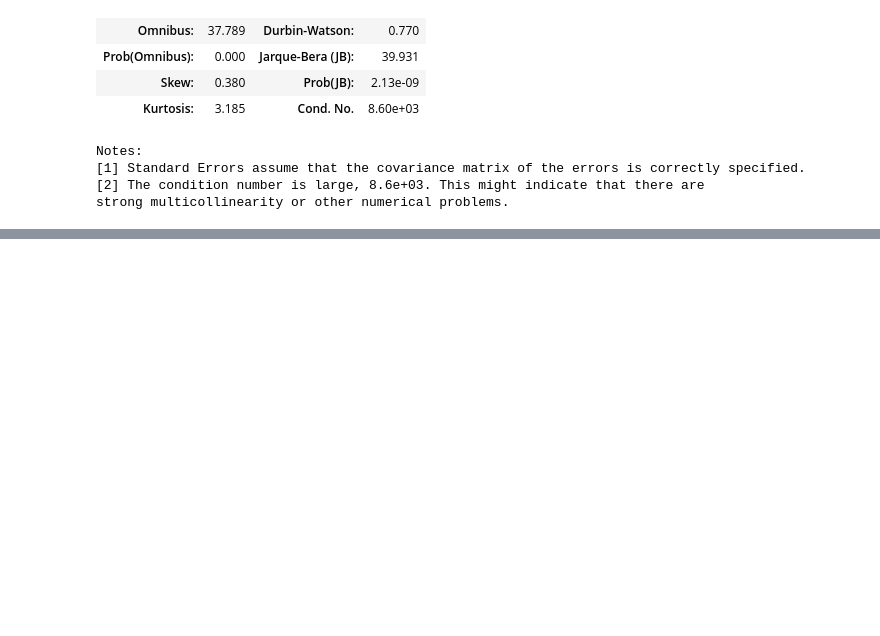
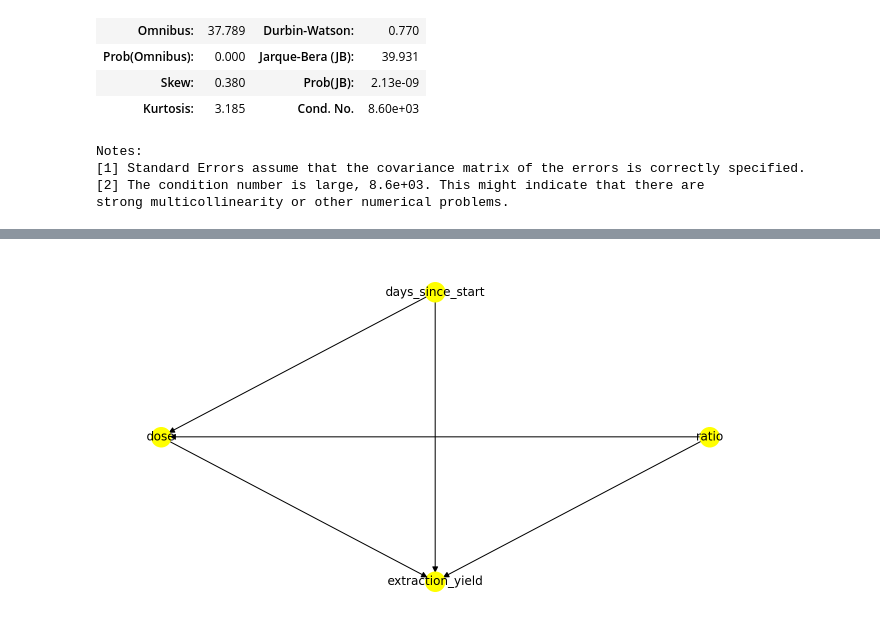
Before and after one commit to No-Stream/espresso-extraction-analysis, a Jupyter notebook: espresso-extraction-analysis.ipynb, the cells around one changed output, grey strips where cells are left out. Cells and saved outputs as stored; diff of their text form; code cells hidden in the pictures; blank space fills up the shorter version.

Commit message:
add causal approach

```diff
--- a/espresso-extraction-analysis.ipynb
+++ b/espresso-extraction-analysis.ipynb
@@ -803,0 +833,61 @@ strong multicollinearity or other numerical problems.
+# %%
+import dowhy as dw
+from dowhy.do_samplers.weighting_sampler import WeightingSampler
+from dowhy.do_samplers.mcmc_sampler import McmcSampler
+from dowhy.do_samplers.kernel_density_sampler import KernelDensitySampler
+
+
+TREATMENT = 'dose'
+OUTCOME = 'extraction_yield'
+
+COMMON_CAUSES = [
+    'ratio',             # assume these affect other vars
+    'days_since_start',
+]
+# Treat rest as simple confounders that are independent of each other.
+
+VAR_TYPES = {
+    TREATMENT: 'c',
+    OUTCOME: 'c',
+    'ratio': 'c',  # continuous
+    'days_since_start': 'c',
+    'basket': 'd', # discrete
+    'grinder': 'd',
+    'wdt_technique': 'd',
+    'additional_prep_technique': 'd',
+    'hog_pp': 'd',
+    'tamper': 'd',
+    'espresso_machine': 'd',
+    'extraction_profile_family': 'd',
+}
+cols = list(VAR_TYPES.keys())
+fil_no_exceptions = spros[['exceptions', 'special_thing']].isna().all(axis='columns')
+
+# spros_normed = spros.copy()
+# for k, v in VAR_TYPES.items():
+#     if v == 'c':
+#         spros_normed[k] = spros_normed[k].astype('float')
+
+model = CausalModel(
+        data=spros.loc[fil_no_exceptions, cols],
+        treatment=TREATMENT,
+        outcome=OUTCOME,
+        common_causes=COMMON_CAUSES,
+        missing_nodes_as_confounders=True,
+)
+_ = model.view_model()
+plt.show()
+
+sampler = WeightingSampler(
+    spros.loc[fil_no_exceptions, cols],
+    causal_model=model,
+    keep_original_treatment=True,
+    variable_types=VAR_TYPES,
+    #proceed_when_unidentifiable=True,  # observational data
+    num_cores=8,
+)
+
+interventional_df = sampler.do_sample(None)
+#interventional_df.head()
+# %% [output]
+[figure, added]
```
Also changed, not shown: parts of 8 cells of this notebook.
